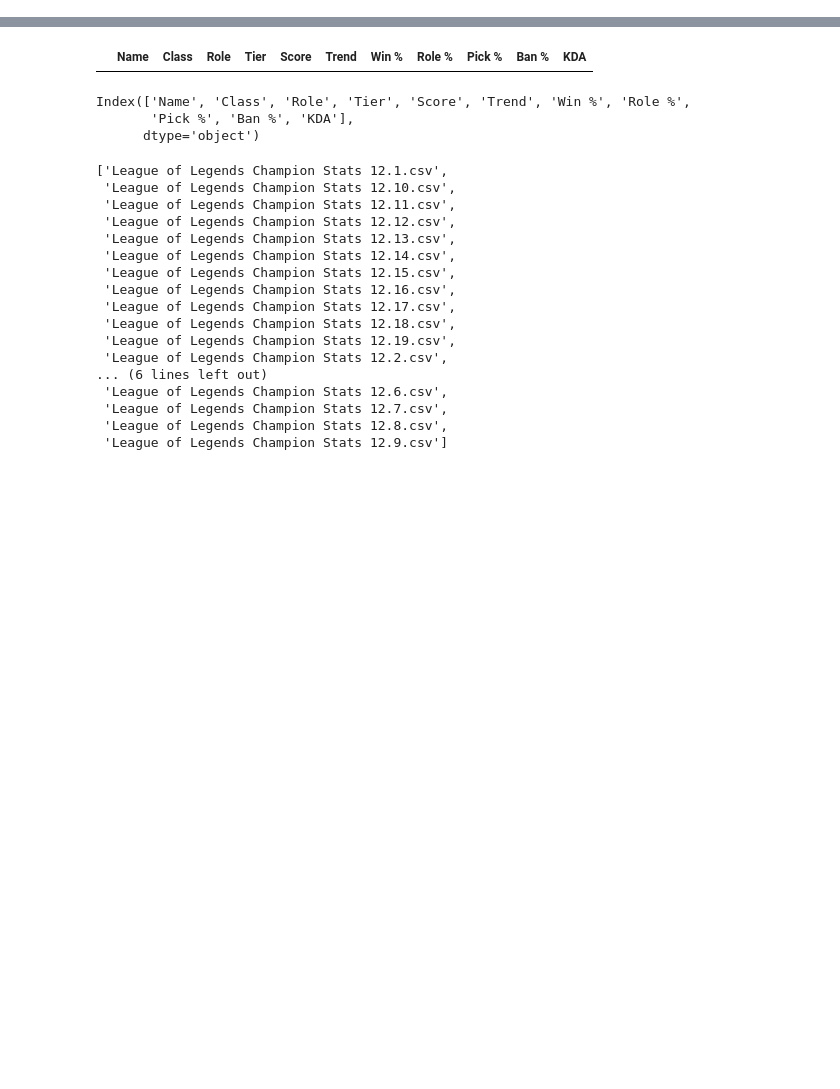
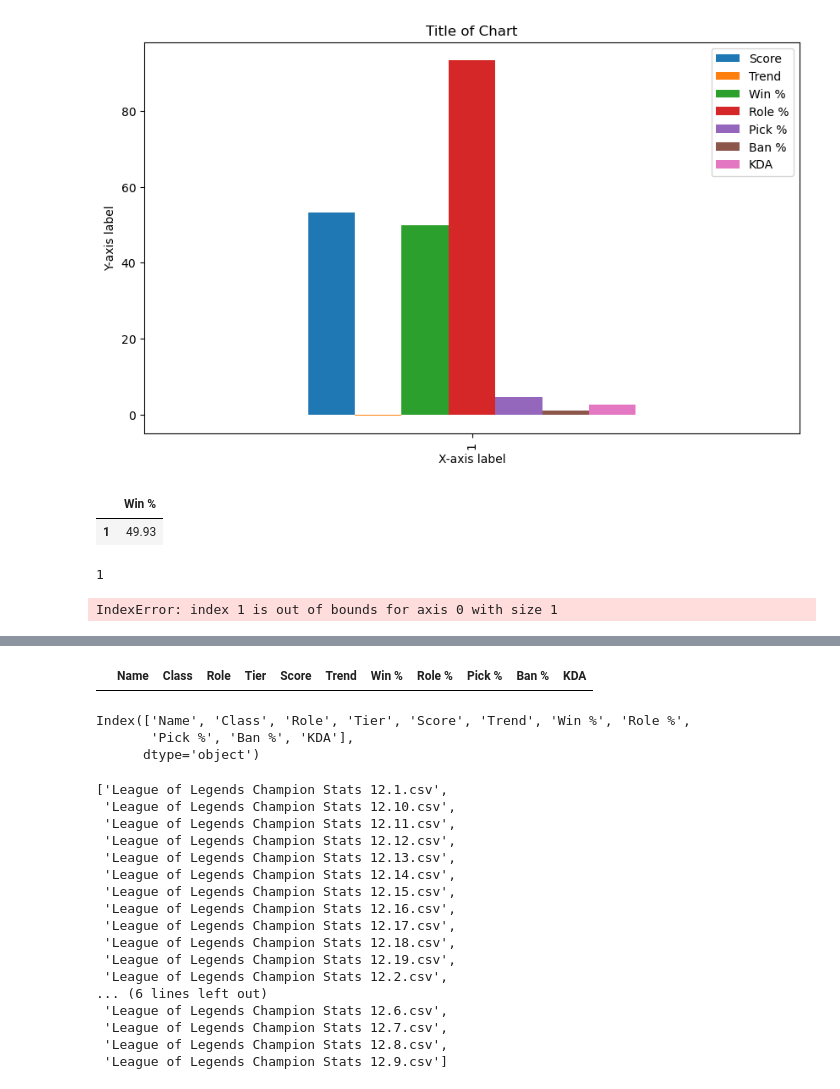
Before and after one commit to leopard4/-LoL_Tier_streamlit, a Jupyter notebook: EDA.ipynb, the cells around one changed output, grey strips where cells are left out. Saved outputs shown, nothing was run; the diff lists cells and outputs as text; code cells hidden in the pictures; blank space fills up the shorter version.

```diff
--- a/EDA.ipynb
+++ b/EDA.ipynb
@@ -57,0 +62,15 @@ df1.head(2)
+# %%
+
+
+# Create the bar chart
+hero.plot(kind='bar', figsize=(10, 6))
+
+# Add a title and axis labels
+plt.title('Title of Chart')
+plt.xlabel('X-axis label')
+plt.ylabel('Y-axis label')
+
+# Show the chart
+plt.show()
+# %% [output]
+[figure, added]
@@ -57,0 +80,9 @@ df1.head(2)
+# %%
+data1
+# %% [output]
+|  | Win % |
+| 1 | 49.93 |
+# %%
+data1.shape[0]
+# %% [output]
+1
@@ -57,0 +91,4 @@ df1.head(2)
+# %%
+data2
+# %% [output]
+IndexError: index 1 is out of bounds for axis 0 with size 1
```
Also changed, not shown: parts of 36 cells of this notebook, 1 other file.
